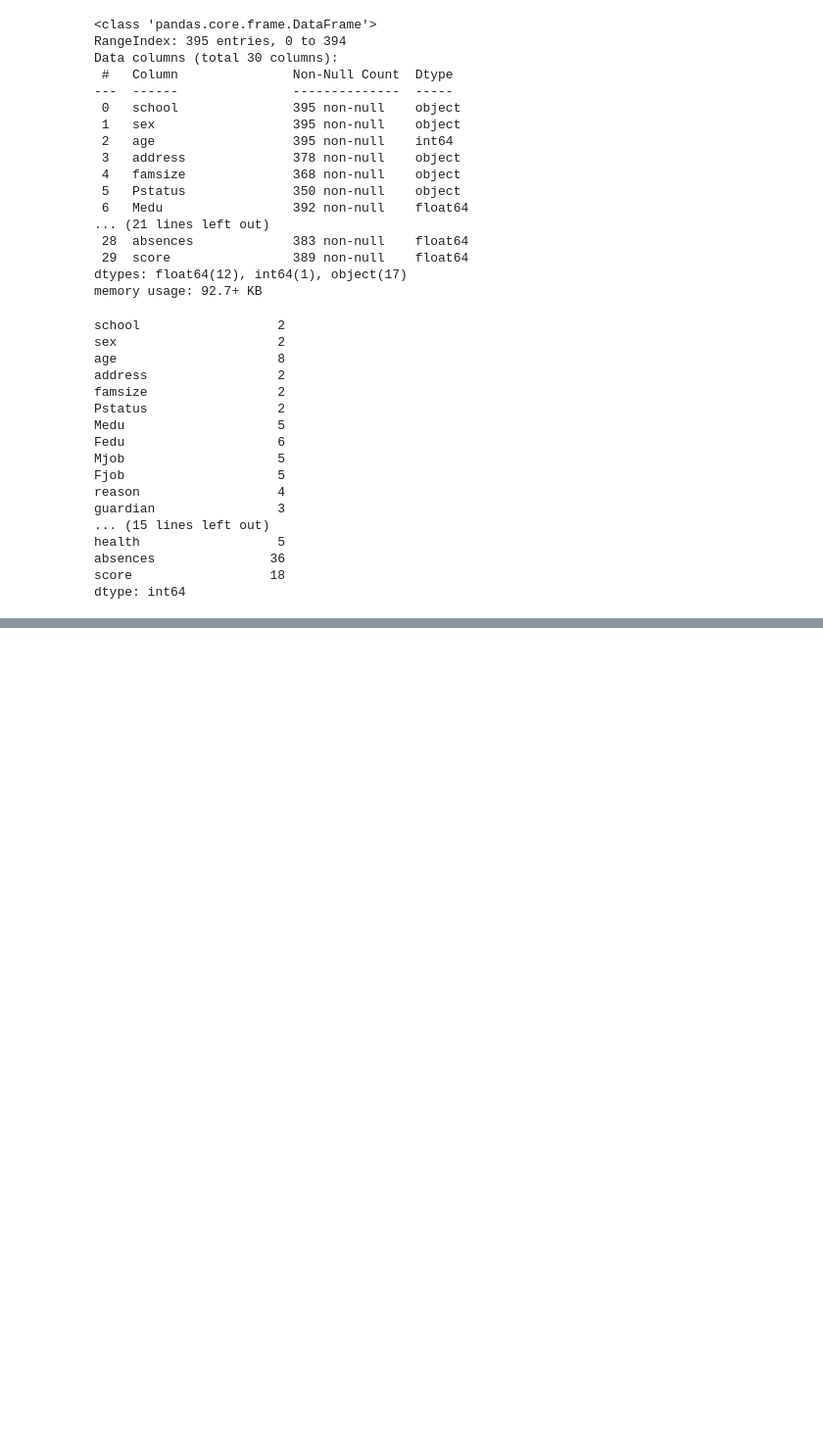
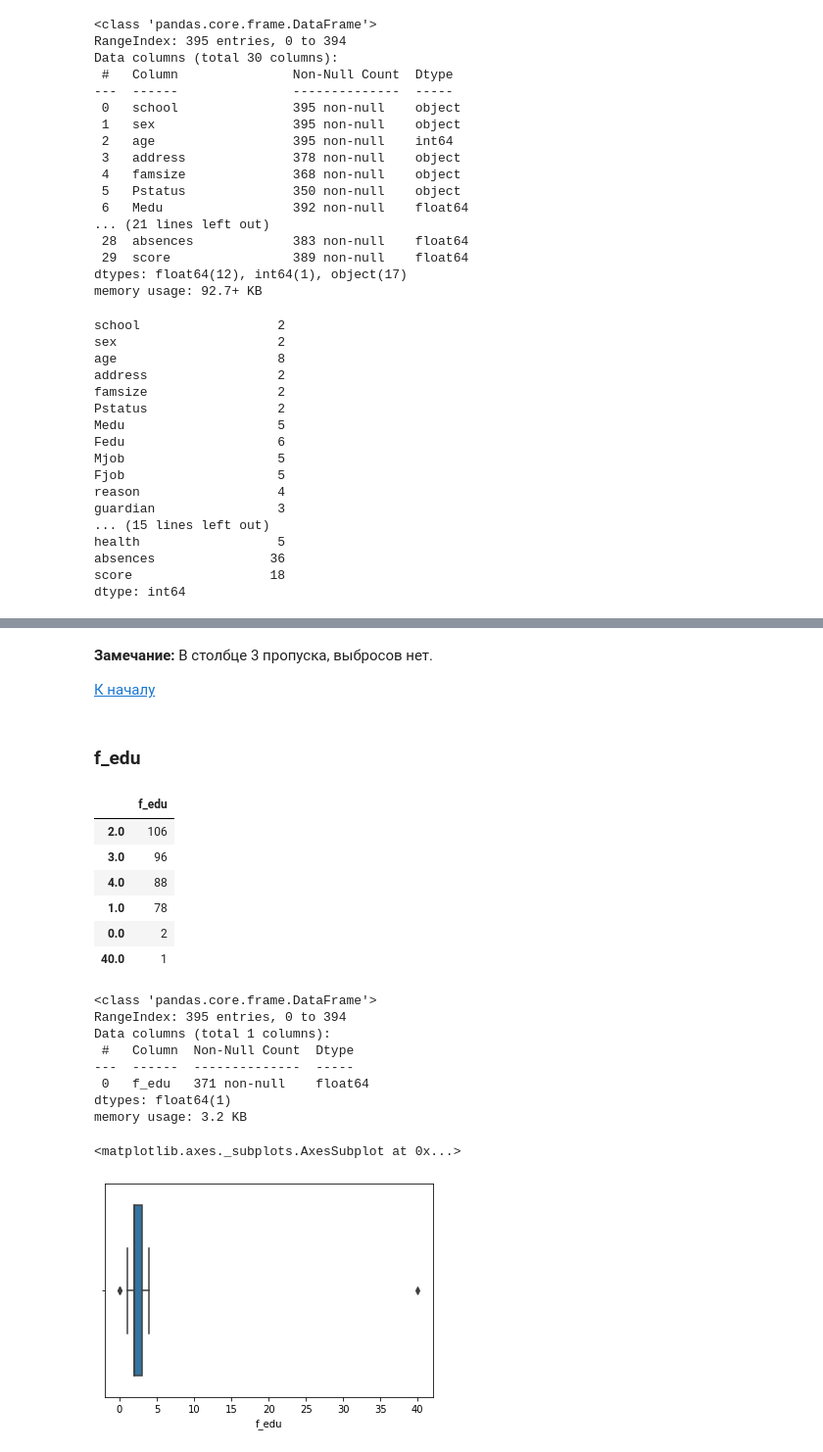
Before and after one commit to greg-kan/mlda, a Jupyter notebook: SkillFactory/unit_2/exploratory_data_analysis_kanavenko.ipynb, the cells around one changed output, grey strips where cells are left out. Shown: that part at 98% size. Cells and saved outputs as stored; diff of their text form; code cells hidden in the pictures; blank space fills up the shorter version.

```diff
--- a/SkillFactory/unit_2/exploratory_data_analysis_kanavenko.ipynb
+++ b/SkillFactory/unit_2/exploratory_data_analysis_kanavenko.ipynb
@@ -69,0 +297,28 @@ dtype: int64
+# %% [markdown]
+**Замечание:** В столбце 3 пропуска, выбросов нет.
+
+[К началу](#Начало)
+# %% [markdown]
+### f_edu
+# %%
+display(pd.DataFrame(students['f_edu'].value_counts()))
+students.loc[:, ['f_edu']].info()
+sns.boxplot(x=students['f_edu'])
+# %% [output]
+|  | f_edu |
+| 2.0 | 106 |
+| 3.0 | 96 |
+| 4.0 | 88 |
+| 1.0 | 78 |
+| 0.0 | 2 |
+| 40.0 | 1 |
+<class 'pandas.core.frame.DataFrame'>
+RangeIndex: 395 entries, 0 to 394
+Data columns (total 1 columns):
+ #   Column  Non-Null Count  Dtype
+---  ------  --------------  -----
+ 0   f_edu   371 non-null    float64
+dtypes: float64(1)
+memory usage: 3.2 KB
+<matplotlib.axes._subplots.AxesSubplot at 0x...>
+[figure, added]
```
Also changed, not shown: parts of 164 cells of this notebook, 3 other files.
